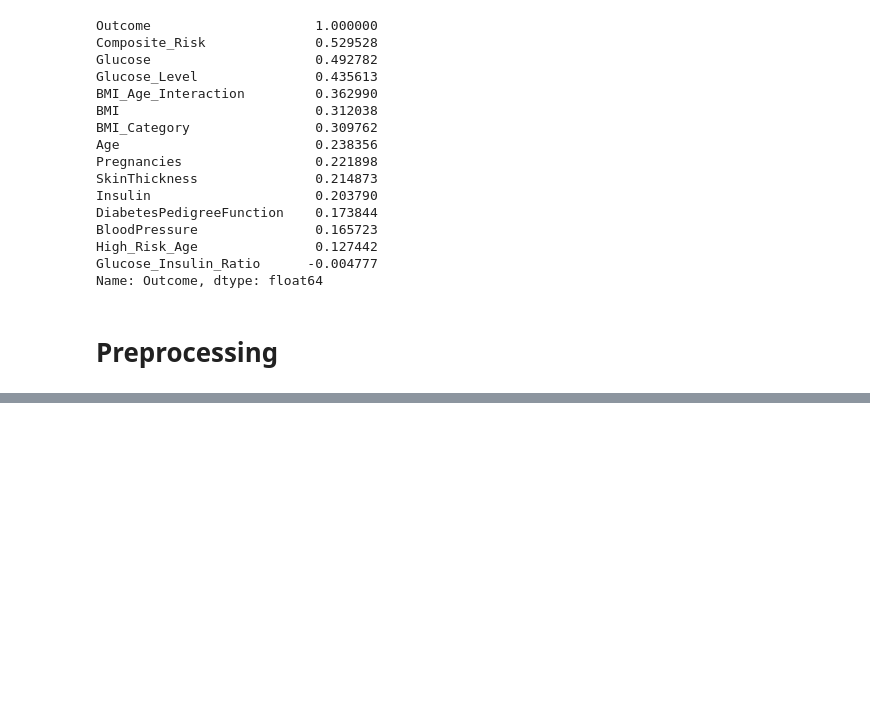
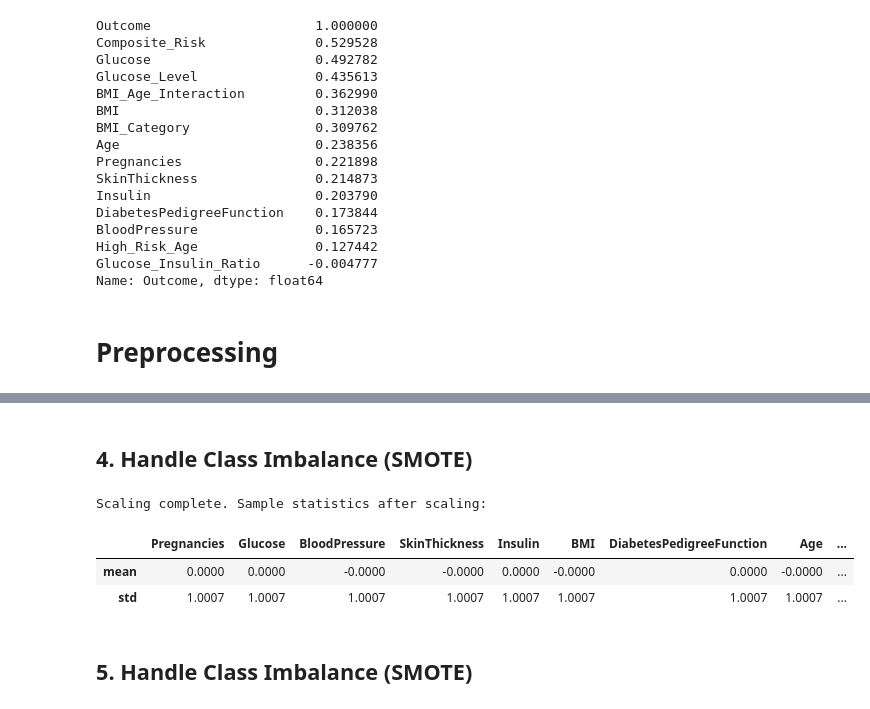
Before and after one commit to shahdelmasry12/University-Machine-Learning-Project, a Jupyter notebook: Diabetes_Prediction.ipynb, the cells around one changed output, grey strips where cells are left out. Saved outputs shown, nothing was run; the diff lists cells and outputs as text; code cells hidden in the pictures; blank space fills up the shorter version.

```diff
--- a/Diabetes_Prediction.ipynb
+++ b/Diabetes_Prediction.ipynb
@@ -314,0 +366,21 @@ Name: Outcome, dtype: float64
+# %% [markdown]
+ ## 4. Handle Class Imbalance (SMOTE)
+# %%
+from sklearn.preprocessing import StandardScaler
+
+scale_cols = ['Pregnancies', 'Glucose', 'BloodPressure', 'SkinThickness',
+              'Insulin', 'BMI', 'DiabetesPedigreeFunction', 'Age',
+              'BMI_Age_Interaction', 'Glucose_Insulin_Ratio', 'Composite_Risk']
+
+scaler = StandardScaler()
+df[scale_cols] = scaler.fit_transform(df[scale_cols])
+
+print('Scaling complete. Sample statistics after scaling:')
+df[scale_cols].describe().loc[['mean','std']].round(4)
+# %% [output]
+Scaling complete. Sample statistics after scaling:
+|  | Pregnancies | Glucose | BloodPressure | SkinThickness | Insulin | BMI | DiabetesPedigreeFunction | Age | ... |
+| mean | 0.0000 | 0.0000 | -0.0000 | -0.0000 | 0.0000 | -0.0000 | 0.0000 | -0.0000 | ... |
+| std | 1.0007 | 1.0007 | 1.0007 | 1.0007 | 1.0007 | 1.0007 | 1.0007 | 1.0007 | ... |
+# %% [markdown]
+ ## 5. Handle Class Imbalance (SMOTE)
```
Also changed, not shown: parts of 9 cells of this notebook.
